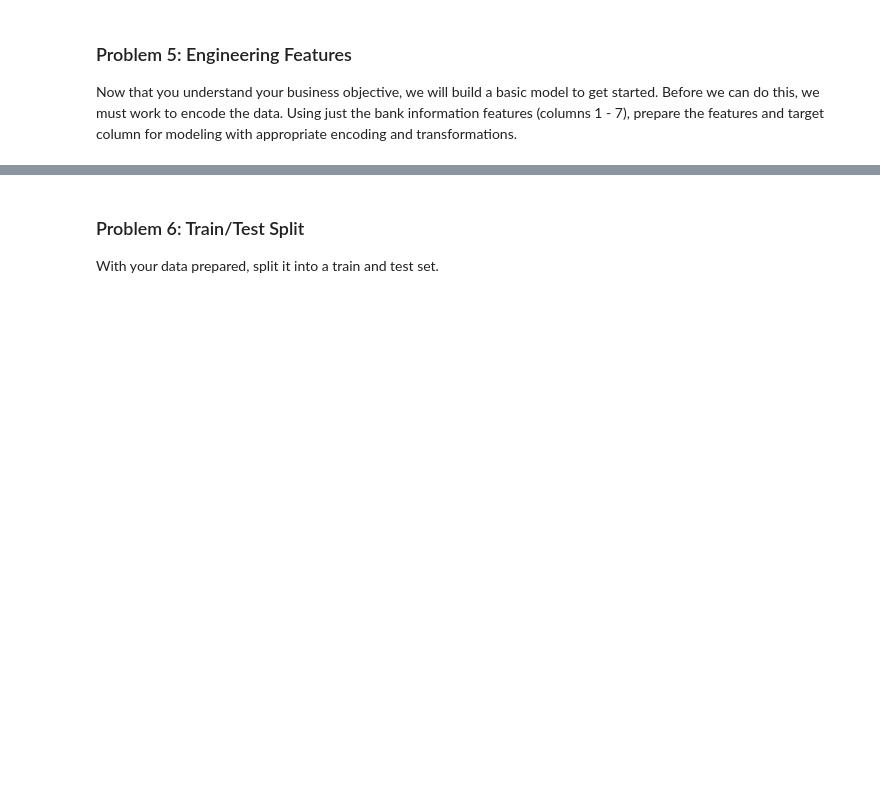
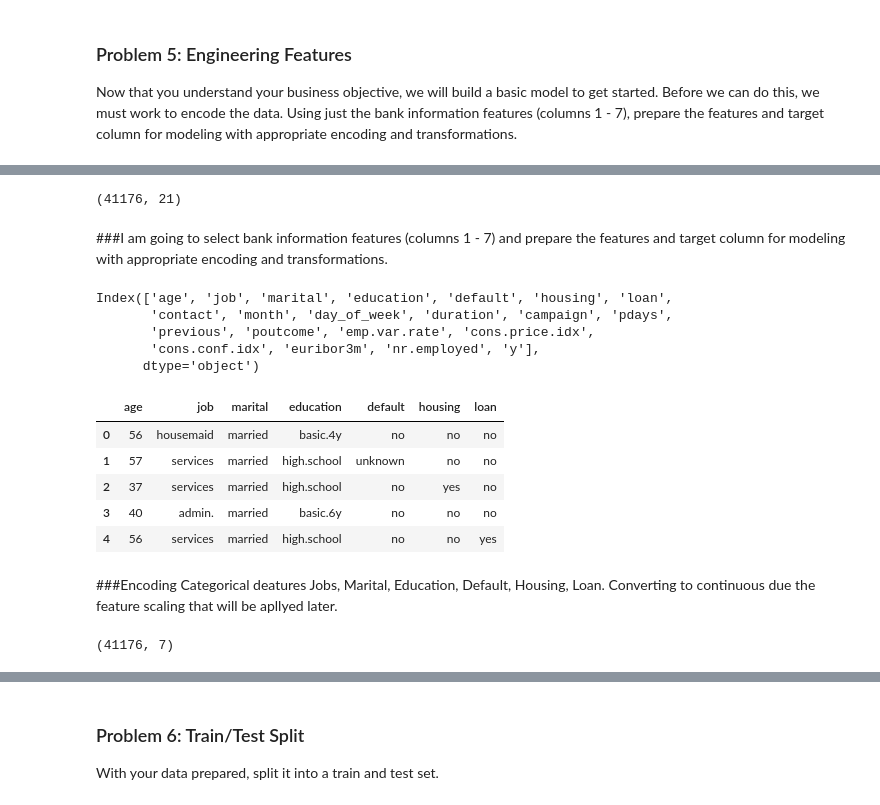
Before and after one commit to ttb-git/Berkeley-Engr-PracticalAssignment3, a Jupyter notebook: Practical_Application_III_TB_1_FeatureEngr_Modelling_Classification_Final.ipynb, the cells around one changed output, grey strips where cells are left out. Saved outputs shown, nothing was run; the diff lists cells and outputs as text; code cells hidden in the pictures; blank space fills up the shorter version.

```diff
--- a/Practical_Application_III_TB_1_FeatureEngr_Modelling_Classification_Final.ipynb
+++ b/Practical_Application_III_TB_1_FeatureEngr_Modelling_Classification_Final.ipynb
@@ -95,0 +109,3 @@ From the above heatmap we can see that there are some numerical features which s
+# %%
+data = data.drop_duplicates()
+data.info()
@@ -125,0 +175,29 @@ from sklearn.ensemble import RandomForestClassifier
+# %%
+#Let's drop the duplicate values first
+data = data.drop_duplicates()
+data.shape
+# %% [output]
+(41176, 21)
+# %% [markdown]
+###I am going to select bank information features (columns 1 - 7) and prepare the features and target column for modeling with appropriate encoding and transformations.
+# %%
+data.columns
+# %% [output]
+Index(['age', 'job', 'marital', 'education', 'default', 'housing', 'loan',
+       'contact', 'month', 'day_of_week', 'duration', 'campaign', 'pdays',
+       'previous', 'poutcome', 'emp.var.rate', 'cons.price.idx',
+       'cons.conf.idx', 'euribor3m', 'nr.employed', 'y'],
+      dtype='object')
+# %%
+df_feature = data.iloc[: , 0:7]
+df_feature.head()
+# %% [output]
+|  | age | job | marital | education | default | housing | loan |
+| 0 | 56 | housemaid | married | basic.4y | no | no | no |
+| 1 | 57 | services | married | high.school | unknown | no | no |
+| 2 | 37 | services | married | high.school | no | yes | no |
+| 3 | 40 | admin. | married | basic.6y | no | no | no |
+| 4 | 56 | services | married | high.school | no | no | yes |
+# %% [markdown]
+###Encoding Categorical deatures
+Jobs, Marital, Education, Default, Housing, Loan. Converting to continuous due the feature scaling that will be apllyed later.
@@ -125,0 +225,4 @@ from sklearn.ensemble import RandomForestClassifier
+# %%
+print(df_feature.shape)
+# %% [output]
+(41176, 7)
```
Also changed, not shown: parts of 25 cells of this notebook.
